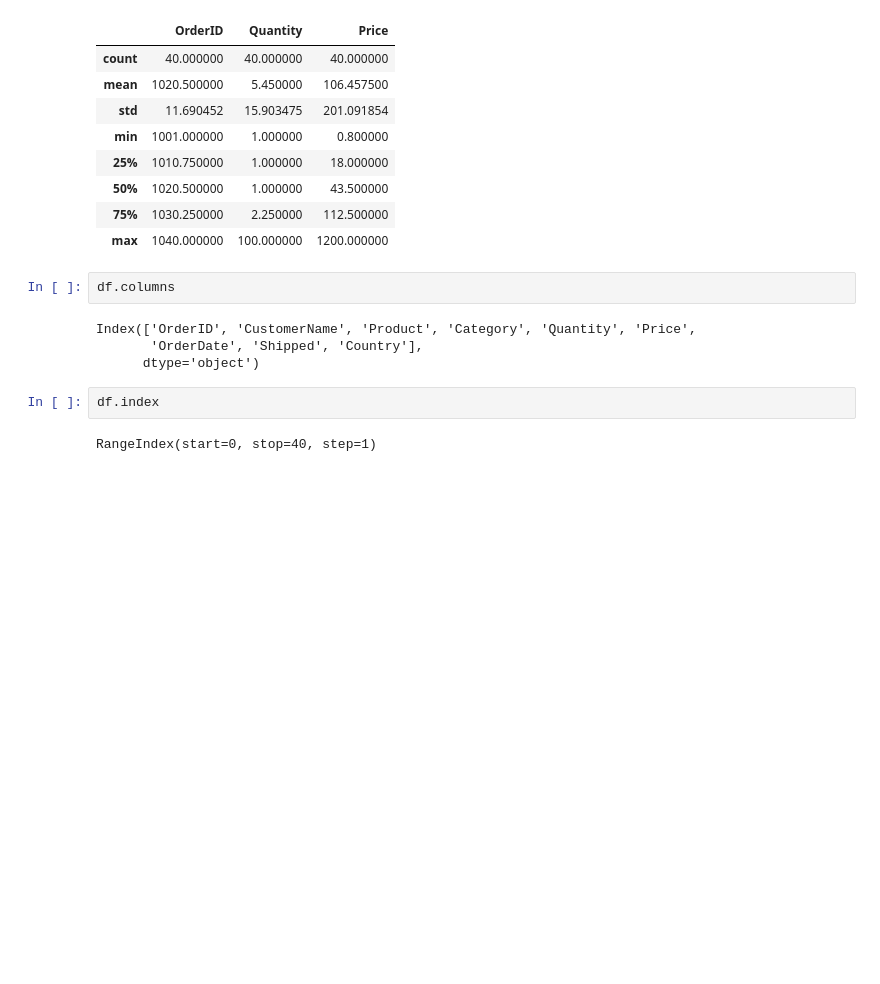
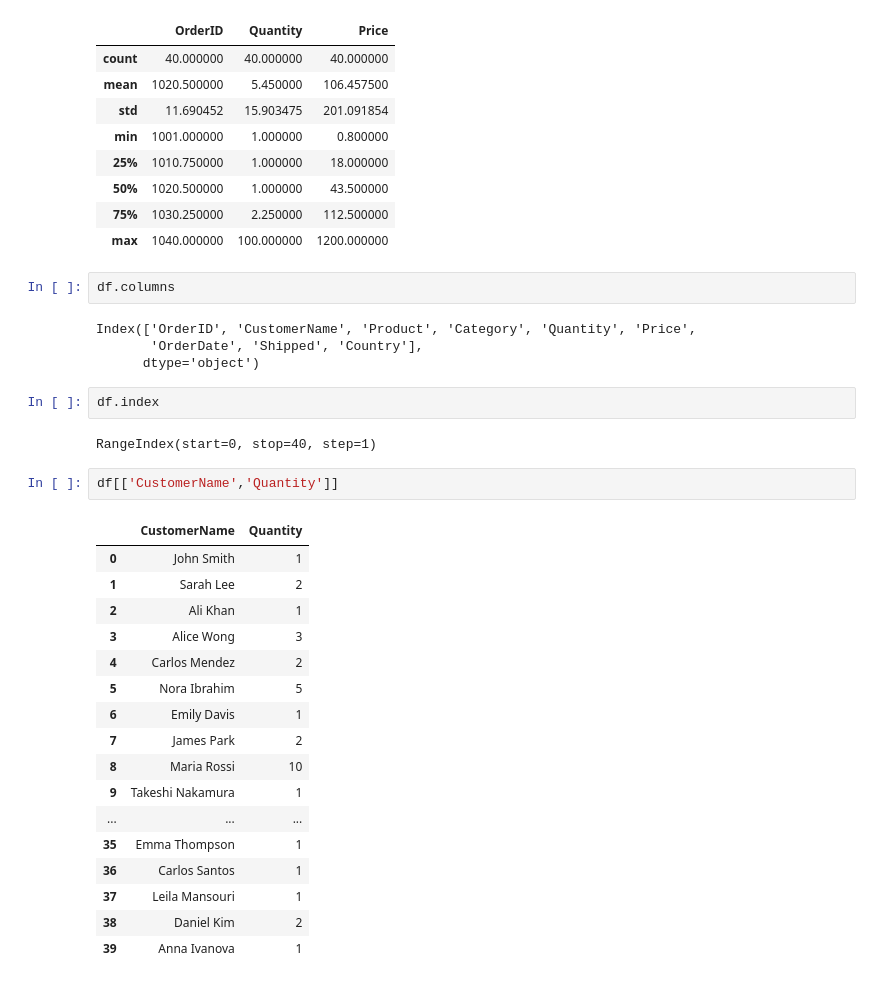
Before and after one commit to ravikeerthi7606/Pandas, a Jupyter notebook: Pandas.ipynb, the cells around one changed output. Drawn from its saved outputs; the diff is of its cells as text; blank space fills up the shorter version.

```diff
--- a/Pandas.ipynb
+++ b/Pandas.ipynb
@@ -83,3 +83,23 @@ Index(['OrderID', 'CustomerName', 'Product', 'Category', 'Quantity', 'Price',
 df.index
 # %% [output]
 RangeIndex(start=0, stop=40, step=1)
+# %%
+df[['CustomerName','Quantity']]
+# %% [output]
+|  | CustomerName | Quantity |
+| 0 | John Smith | 1 |
+| 1 | Sarah Lee | 2 |
+| 2 | Ali Khan | 1 |
+| 3 | Alice Wong | 3 |
+| 4 | Carlos Mendez | 2 |
+| 5 | Nora Ibrahim | 5 |
+| 6 | Emily Davis | 1 |
+| 7 | James Park | 2 |
+| 8 | Maria Rossi | 10 |
+| 9 | Takeshi Nakamura | 1 |
+| ... | ... | ... |
+| 35 | Emma Thompson | 1 |
+| 36 | Carlos Santos | 1 |
+| 37 | Leila Mansouri | 1 |
+| 38 | Daniel Kim | 2 |
+| 39 | Anna Ivanova | 1 |
```
Also changed, not shown: parts of 1 cell of this notebook.
